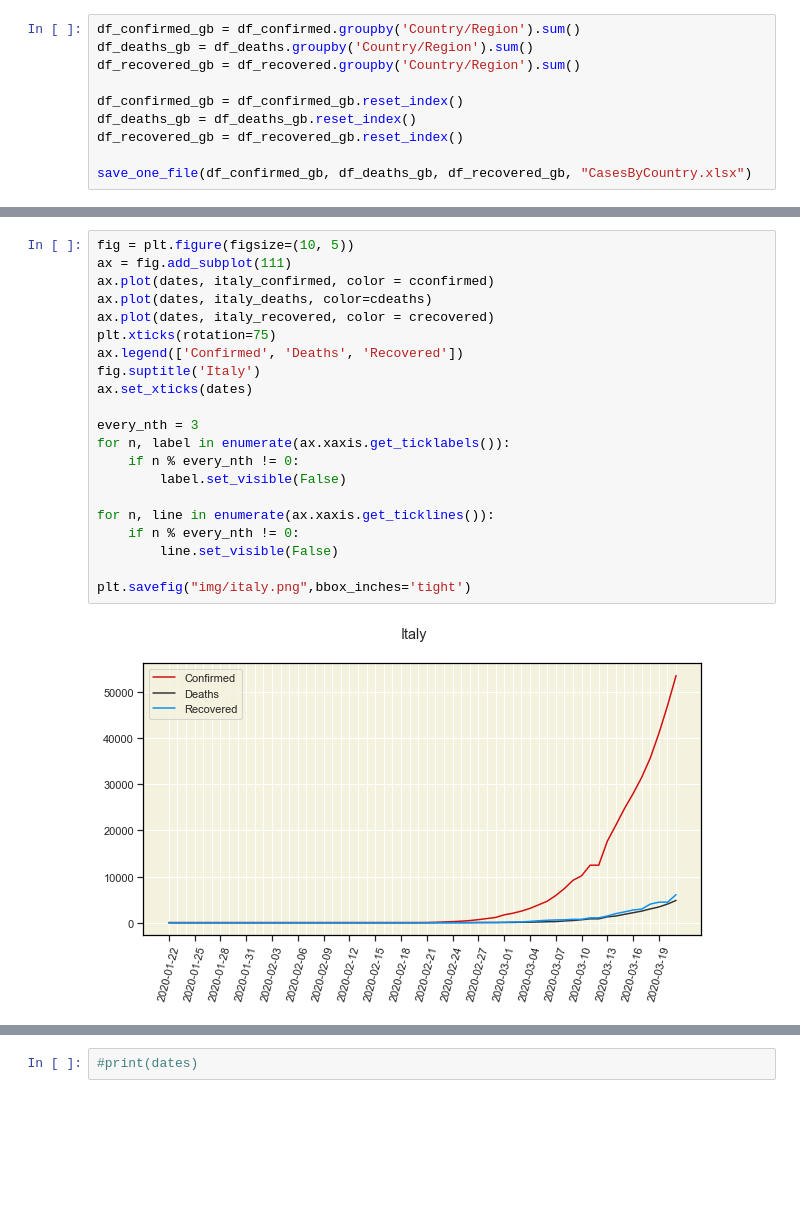
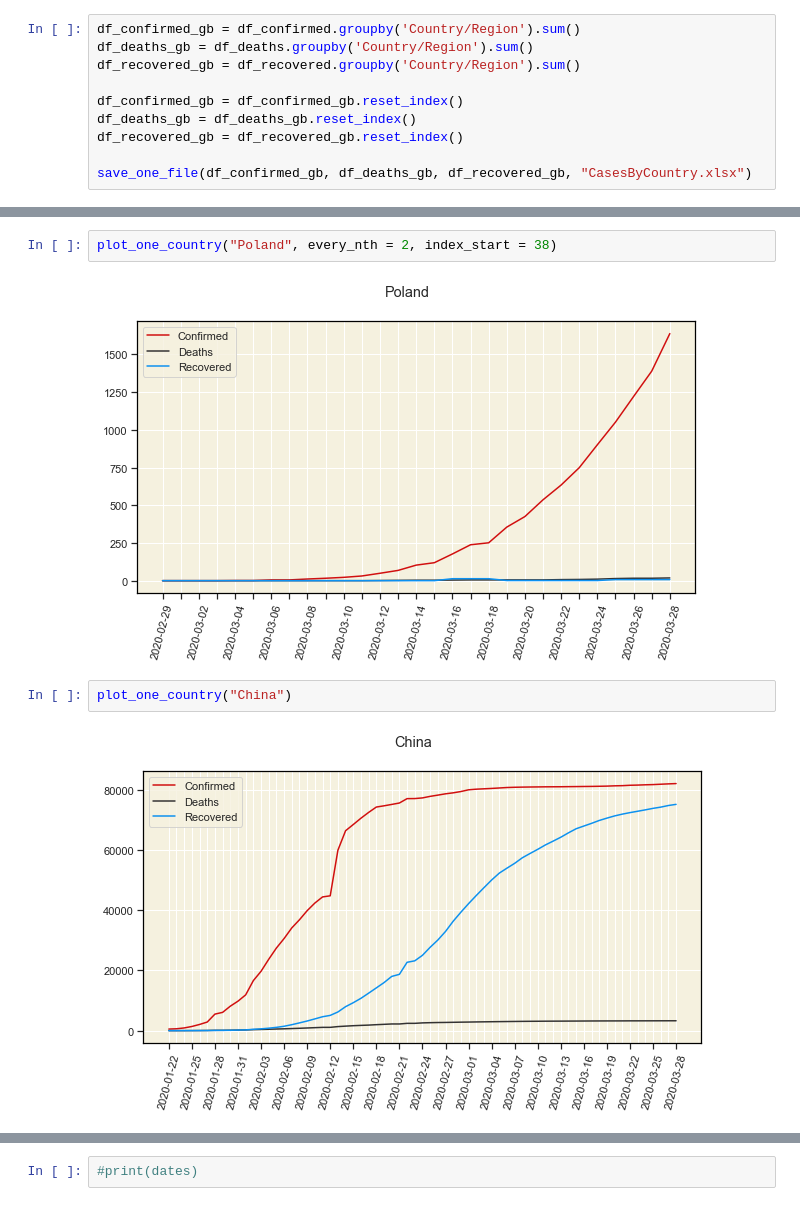
Before and after one commit to msarnacki/coronavirus-2019-nCoV, a Jupyter notebook: main.ipynb, the cells around one changed output, grey strips where cells are left out. Cells and saved outputs as stored; diff of their text form; blank space fills up the shorter version.

```diff
--- a/main.ipynb
+++ b/main.ipynb
@@ -206,23 +197,8 @@ italy_recovered = italy_recovered.transpose()
-# %%
-fig = plt.figure(figsize=(10, 5))
-ax = fig.add_subplot(111)
-ax.plot(dates, italy_confirmed, color = cconfirmed)
-ax.plot(dates, italy_deaths, color=cdeaths)
-ax.plot(dates, italy_recovered, color = crecovered)
-plt.xticks(rotation=75)
-ax.legend(['Confirmed', 'Deaths', 'Recovered'])
-fig.suptitle('Italy')
-ax.set_xticks(dates)
-
-every_nth = 3
-for n, label in enumerate(ax.xaxis.get_ticklabels()):
-    if n % every_nth != 0:
-        label.set_visible(False)
-
-for n, line in enumerate(ax.xaxis.get_ticklines()):
-    if n % every_nth != 0:
-        line.set_visible(False)
-
-plt.savefig("img/italy.png",bbox_inches='tight')
-# %% [output]
-[figure, removed]
+# %%
+plot_one_country("Poland", every_nth = 2, index_start = 38)
+# %% [output]
+[figure, added]
+# %%
+plot_one_country("China")
+# %% [output]
+[figure, added]
```
Also changed, not shown: parts of 24 cells of this notebook, 11 other files.
